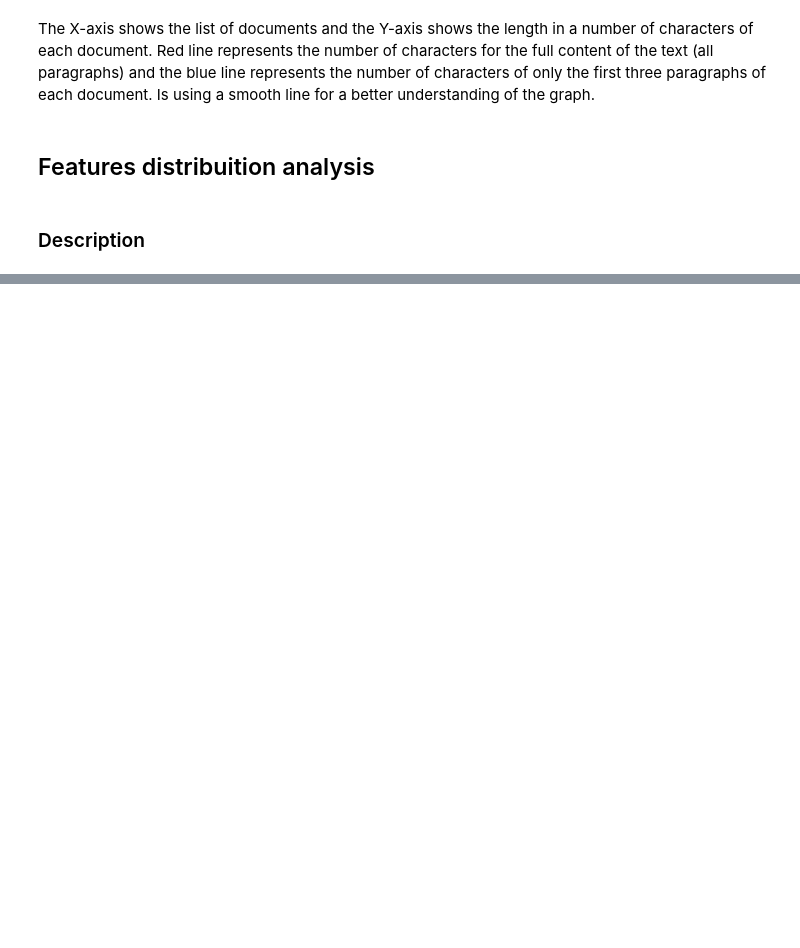
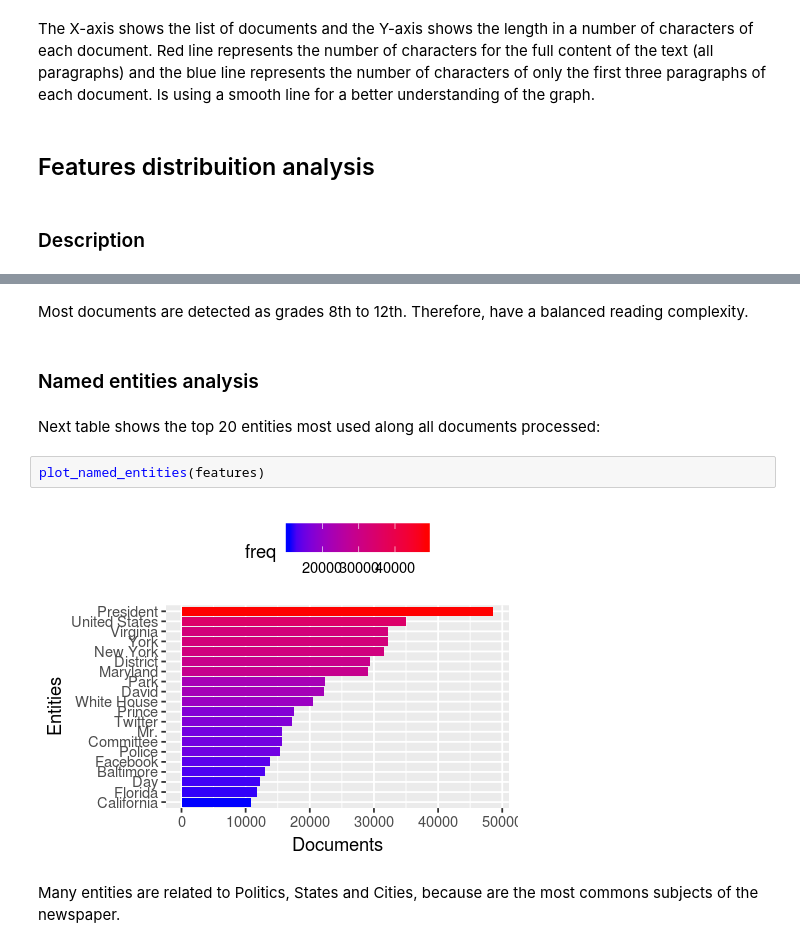
Before and after one commit to feup-infolab/trec-2018, a Jupyter notebook: wapo-analytics.ipynb, the cells around one changed output, grey strips where cells are left out. Drawn from its saved outputs; the diff is of its cells as text; blank space fills up the shorter version.

```diff
--- a/wapo-analytics.ipynb
+++ b/wapo-analytics.ipynb
@@ -82,0 +106,12 @@ Tools for process features:
+# %% [markdown]
+Most documents are detected as grades 8th to 12th. Therefore, have a balanced reading complexity.
+# %% [markdown]
+### Named entities analysis
+# %% [markdown]
+Next table shows the top 20 entities most used along all documents processed:
+# %%
+plot_named_entities(features)
+# %% [output]
+[figure, added]
+# %% [markdown]
+Many entities are related to Politics, States and Cities, because are the most commons subjects of the newspaper.
```
Also changed, not shown: parts of 12 cells of this notebook, 1 other file.
